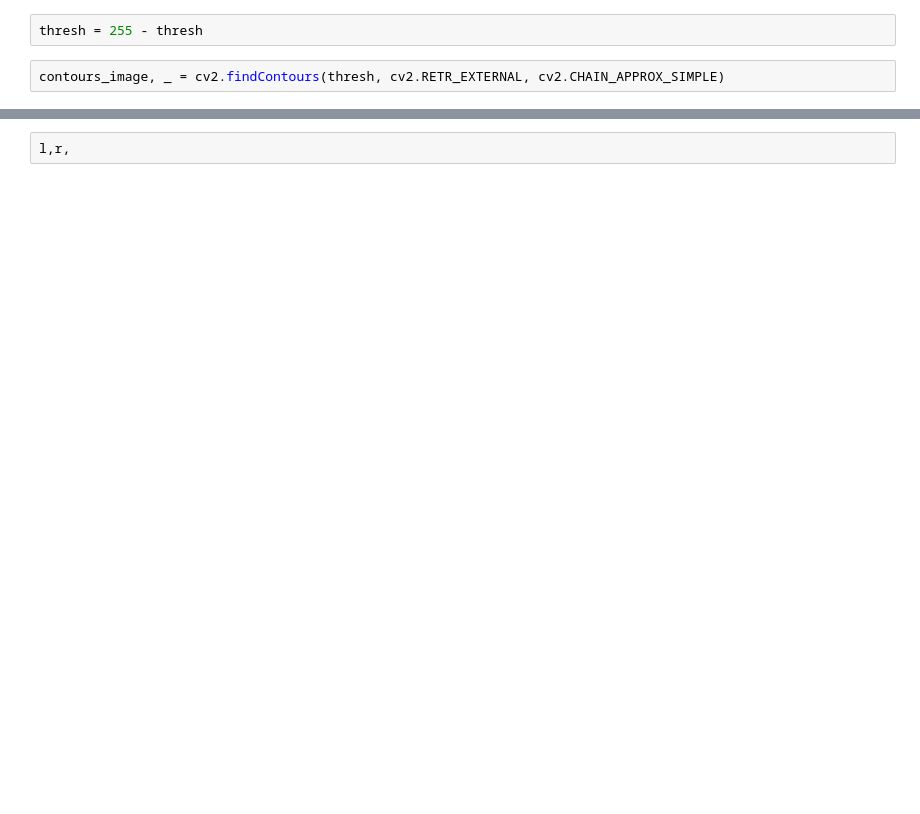
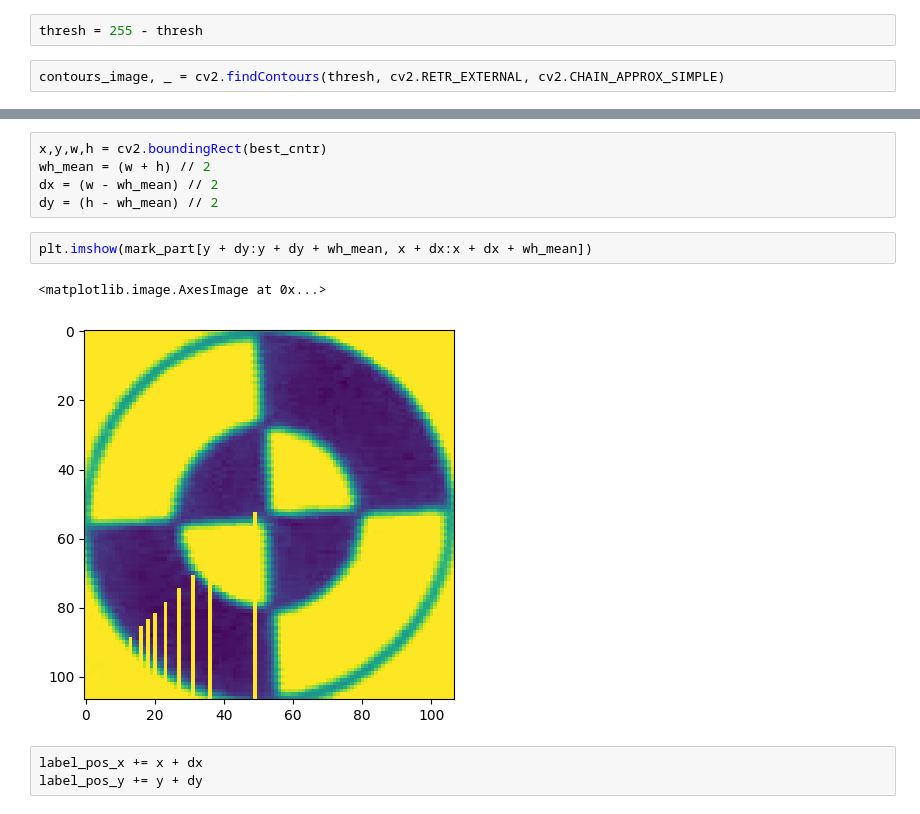
Before and after one commit to ravilkooo/ContactlessPlaneTesting, a Jupyter notebook: ravil/manual_mark_detection.ipynb, the cells around one changed output, grey strips where cells are left out. Cells and saved outputs as stored; diff of their text form; blank space fills up the shorter version.

```diff
--- a/ravil/manual_mark_detection.ipynb
+++ b/ravil/manual_mark_detection.ipynb
@@ -140,2 +254,13 @@ plt.show()
-# %%
-l,r,
+# %%
+x,y,w,h = cv2.boundingRect(best_cntr)
+wh_mean = (w + h) // 2
+dx = (w - wh_mean) // 2
+dy = (h - wh_mean) // 2
+# %%
+plt.imshow(mark_part[y + dy:y + dy + wh_mean, x + dx:x + dx + wh_mean])
+# %% [output]
+<matplotlib.image.AxesImage at 0x...>
+[figure, added]
+# %%
+label_pos_x += x + dx
+label_pos_y += y + dy
```
Also changed, not shown: parts of 31 cells of this notebook.
